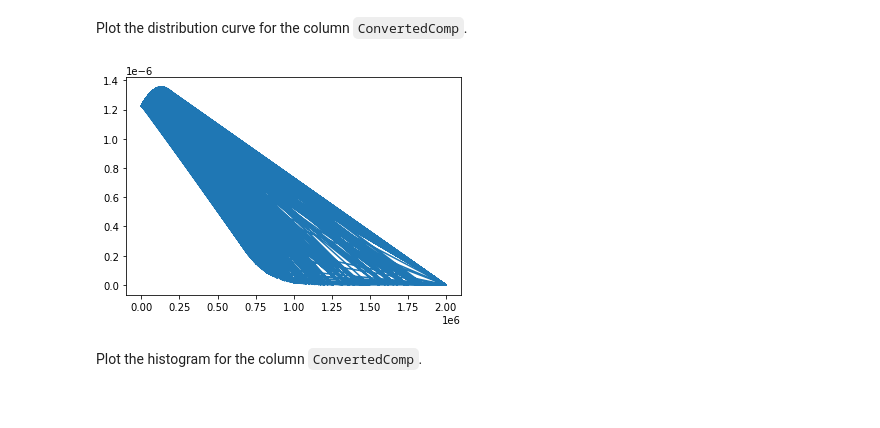
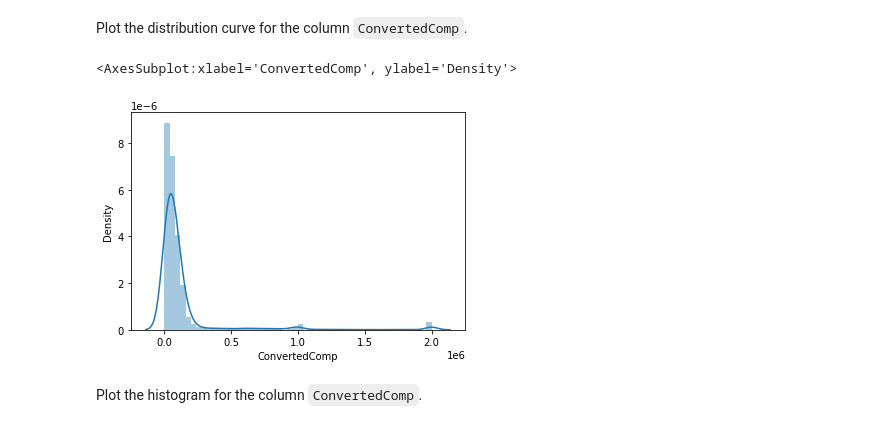
Before and after one commit to syed-k/APIBasics, a Jupyter notebook: Week 3 Lab.ipynb, the cells around one changed output. Saved outputs shown, nothing was run; the diff lists cells and outputs as text; code cells hidden in the pictures.

```diff
--- a/Week 3 Lab.ipynb
+++ b/Week 3 Lab.ipynb
@@ -52,18 +53,12 @@ This assumes 12 working months and 50 working weeks.
 Plot the distribution curve for the column `ConvertedComp`.
 # %%
 # your code goes here
-# Plot between -10 and 10 with .001 steps.
 df['ConvertedComp'].dropna(inplace=True)
 x_axis = df['ConvertedComp']
-
-# Calculating mean and standard deviation
-mean = df['ConvertedComp'].mean()
-sd = df['ConvertedComp'].std()
-
-plt.plot(x_axis, norm.pdf(x_axis, mean, sd))
-plt.show()
+sns.distplot(x_axis)
 # %% [output]
+<AxesSubplot:xlabel='ConvertedComp', ylabel='Density'>
-[figure, old version]
+[figure, new version]
 # %% [markdown]
 Plot the histogram for the column `ConvertedComp`.
 # %%
```
Also changed, not shown: parts of 10 cells of this notebook.
